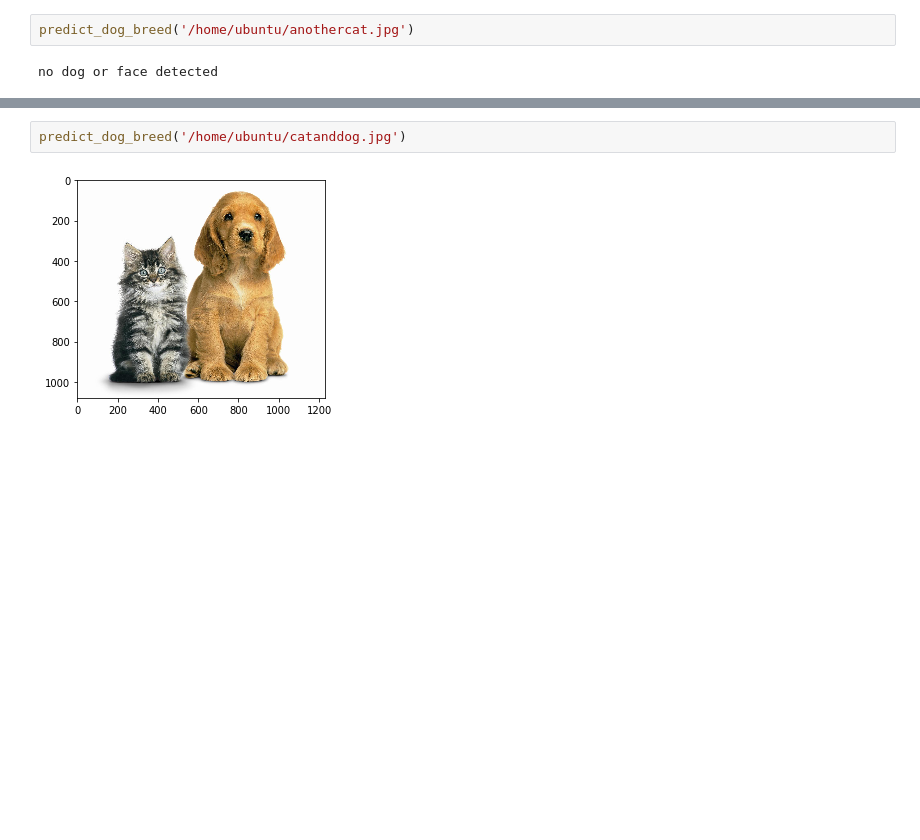
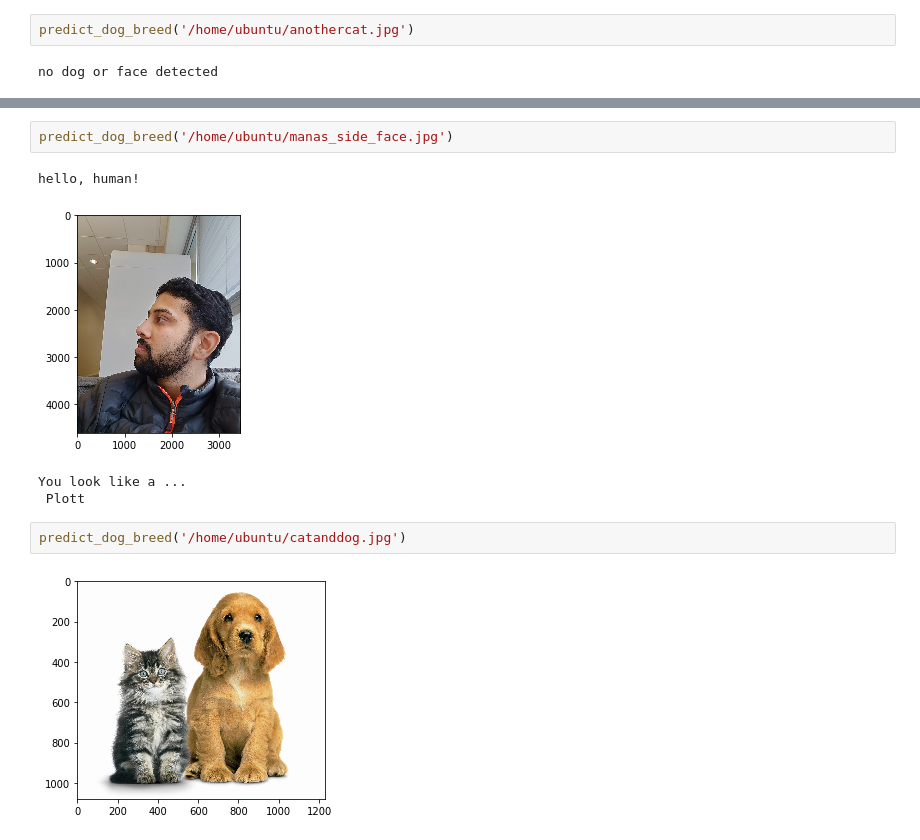
Before and after one commit to manasapte/dog-project, a Jupyter notebook: dog_app.ipynb, the cells around one changed output, grey strips where cells are left out. Cells and saved outputs as stored; diff of their text form; blank space fills up the shorter version.

```diff
--- a/dog_app.ipynb
+++ b/dog_app.ipynb
@@ -784,3 +933,10 @@ no dog or face detected
+# %%
+predict_dog_breed('/home/ubuntu/manas_side_face.jpg')
+# %% [output]
+hello, human!
+[figure, added]
+You look like a ...
+ Plott
 # %%
 predict_dog_breed('/home/ubuntu/catanddog.jpg')
 # %% [output]
```
Also changed, not shown: parts of 25 cells of this notebook.
